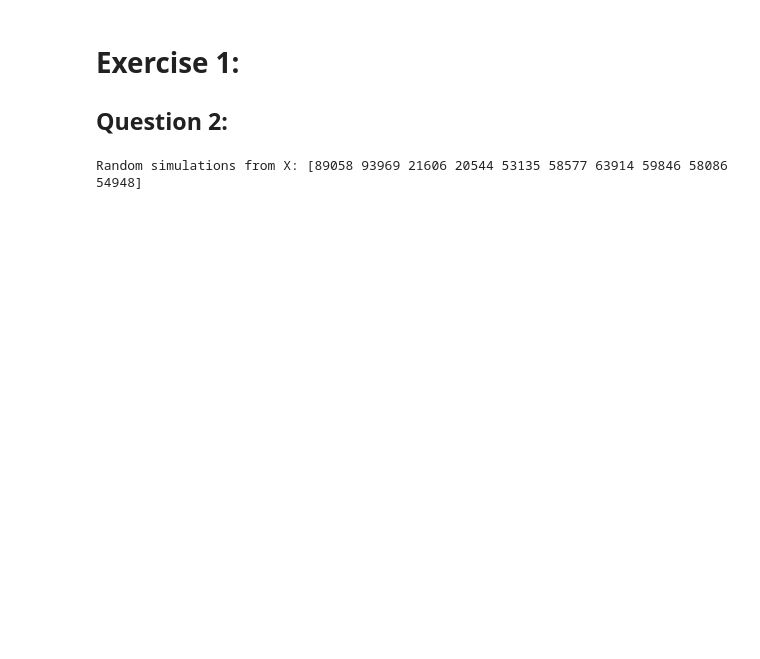
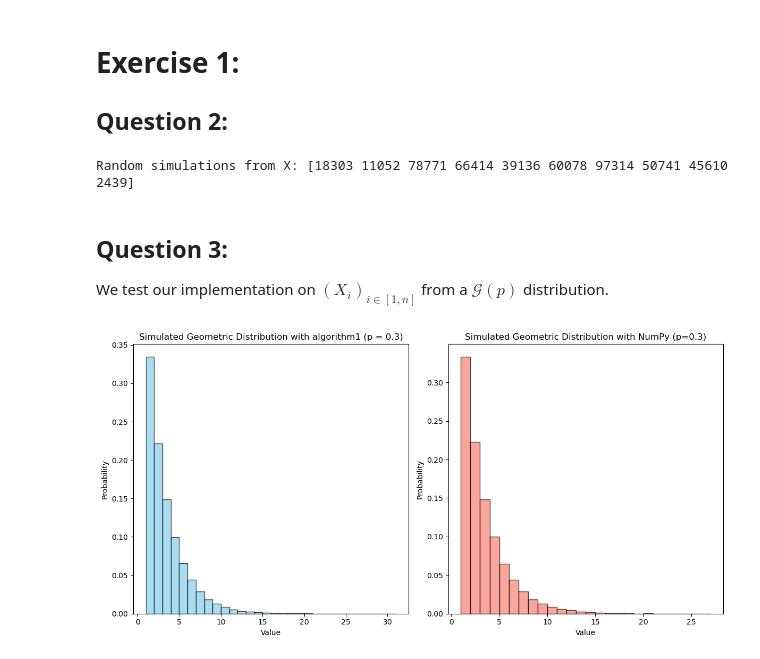
Before and after one commit to AugustinCablant/3A-class, a Jupyter notebook: Computational Statistics/TP2.ipynb, the cells around one changed output. Saved outputs shown, nothing was run; the diff lists cells and outputs as text; code cells hidden in the pictures; blank space fills up the shorter version.

Commit message:
question3

```diff
--- a/Computational Statistics/TP2.ipynb
+++ b/Computational Statistics/TP2.ipynb
@@ -25,7 +25,7 @@ def F(x, X, p):
     return proba
 
 
-def algorithm1(X, p, n_sample):
+def algorithm1(X, p, cdf, n_sample):
     """ Algorithm 1
     Parameters:
         X (list): list
@@ -50,7 +50,43 @@ prob_vector = np.random.rand(n) / n
 X = np.random.randint(0, 10 ** 5,
                       size = n)
 X = np.sort(X)
-X_simul = algorithm1(X, prob_vector, 100)
+X_simul = algorithm1(X, prob_vector, F, 100)
 print("Random simulations from X:", np.random.choice(X_simul, 10, replace=False))
 # %% [output]
-Random simulations from X: [89058 93969 21606 20544 53135 58577 63914 59846 58086 54948]
+Random simulations from X: [18303 11052 78771 66414 39136 60078 97314 50741 45610  2439]
+# %% [markdown]
+## Question 3:
+
+We test our implementation on $(X_i)_{i \in \left[ 1,n \right]}$ from a $\mathcal{G} (p) $ distribution.
+# %%
+import scipy.stats as stats
+
+p = 1 / 3
+X = np.arange(1, 1000)
+n_samples = 500_000
+prob_vector = (1 - p) ** (X - 1) * p
+prob_vector /= prob_vector.sum()
+
+n_samples = 10 ** 5
+samples_custom = algorithm1(X, prob_vector, F, n_samples)
+samples_numpy = np.random.geometric(p, n_samples)
+
+# Plot the histogram of both samples for comparison
+plt.figure(figsize=(12, 6))
+
+plt.subplot(1, 2, 1)
+plt.hist(samples_custom, bins = range(1, max(samples_custom) + 1), density = True, alpha=0.7, color = 'skyblue', edgecolor = 'black')
+plt.title("Simulated Geometric Distribution with algorithm1 (p = 0.3)")
+plt.xlabel("Value")
+plt.ylabel("Probability")
+
+plt.subplot(1, 2, 2)
+plt.hist(samples_numpy, bins = range(1, max(samples_numpy) + 1), density = True, alpha = 0.7, color='salmon', edgecolor = 'black')
+plt.title("Simulated Geometric Distribution with NumPy (p=0.3)")
+plt.xlabel("Value")
+plt.ylabel("Probability")
+
+plt.tight_layout()
+plt.show()
+# %% [output]
+[figure, added]
```
